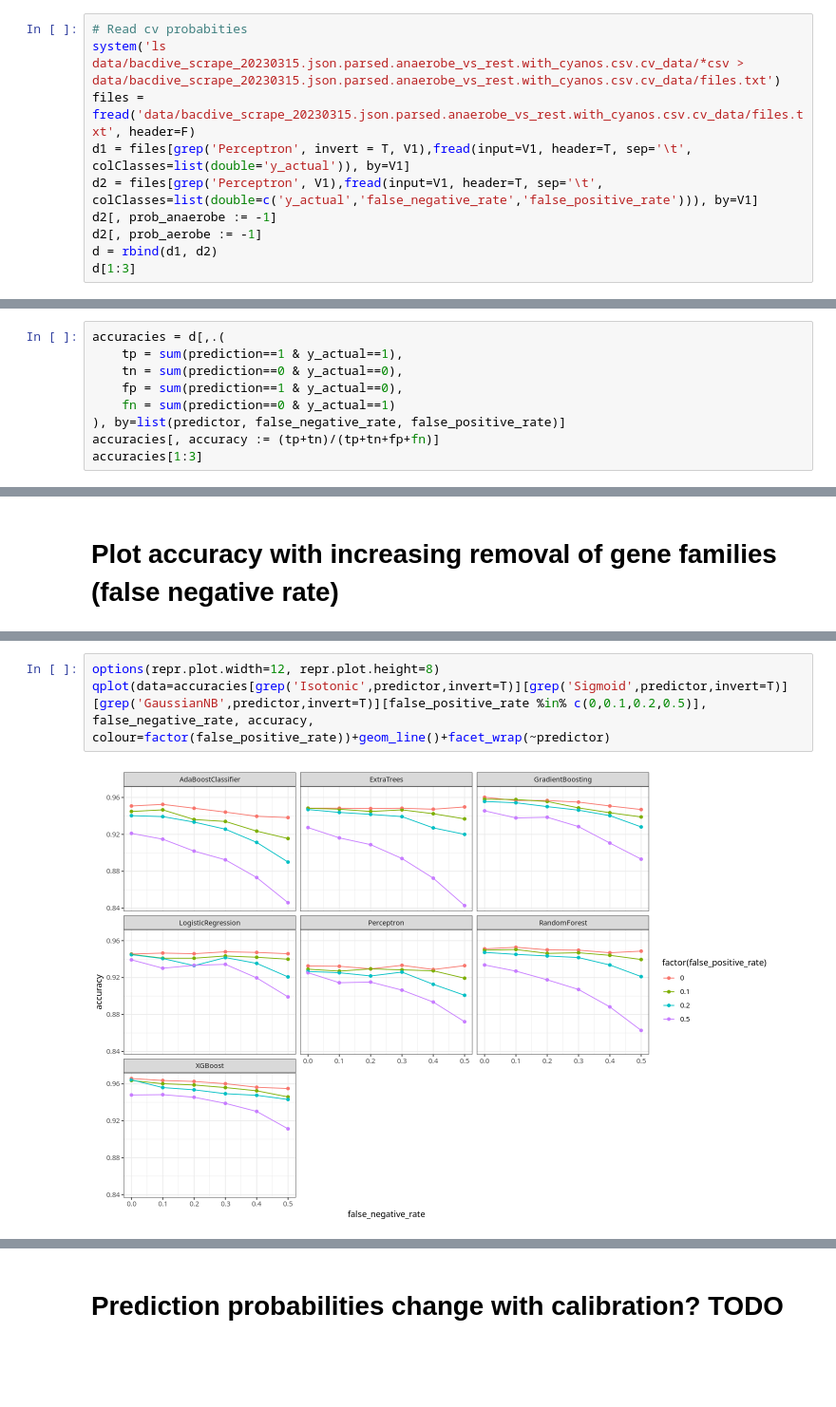
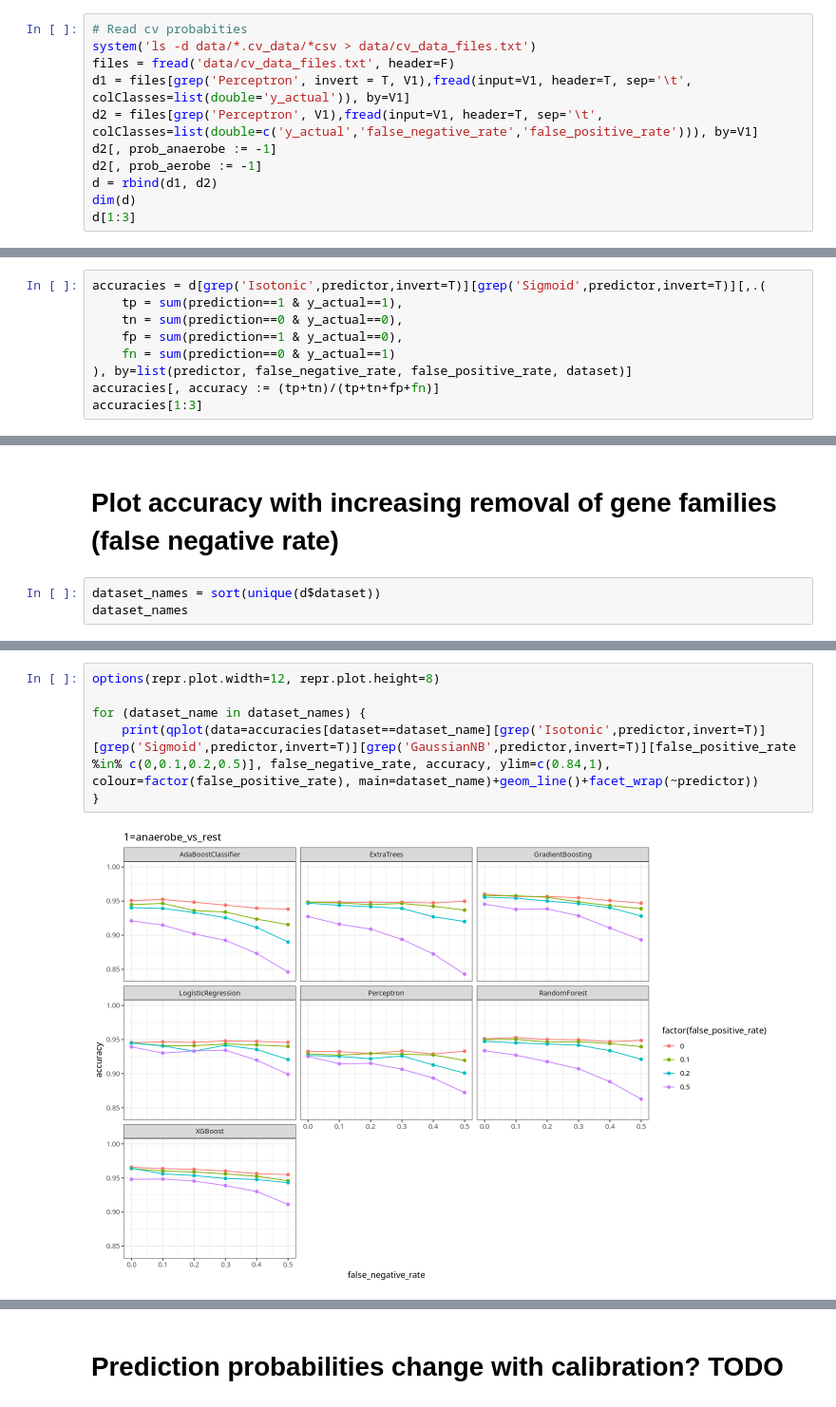
Before and after one commit to wwood/bacterial_dating_aerobic_predictor, a Jupyter notebook: 12_inspect_cross_validation.ipynb, the cells around one changed output, grey strips where cells are left out. Shown: that part at 95% size. Saved outputs shown, nothing was run; the diff lists cells and outputs as text; blank space fills up the shorter version.

Commit message:
First appraisal of prediction accuracies.

```diff
--- a/12_inspect_cross_validation.ipynb
+++ b/12_inspect_cross_validation.ipynb
@@ -6,12 +6,13 @@ theme_set(theme_bw())
 setwd('~/m/bacterial_dating/19_coherent_prediction_workflow')
 # %%
 # Read cv probabities
-system('ls data/bacdive_scrape_20230315.json.parsed.anaerobe_vs_rest.with_cyanos.csv.cv_data/*csv > data/bacdive_scrape_20230315.json.parsed.anaerobe_vs_rest.with_cyanos.csv.cv_data/files.txt')
-files = fread('data/bacdive_scrape_20230315.json.parsed.anaerobe_vs_rest.with_cyanos.csv.cv_data/files.txt', header=F)
+system('ls -d data/*.cv_data/*csv > data/cv_data_files.txt')
+files = fread('data/cv_data_files.txt', header=F)
 d1 = files[grep('Perceptron', invert = T, V1),fread(input=V1, header=T, sep='\t', colClasses=list(double='y_actual')), by=V1]
 d2 = files[grep('Perceptron', V1),fread(input=V1, header=T, sep='\t', colClasses=list(double=c('y_actual','false_negative_rate','false_positive_rate'))), by=V1]
 d2[, prob_anaerobe := -1]
 d2[, prob_aerobe := -1]
 d = rbind(d1, d2)
+dim(d)
 d[1:3]
 # %% [output]
@@ -28,10 +79,10 @@ d[, V1 := NULL]
 # %%
-accuracies = d[,.(
+accuracies = d[grep('Isotonic',predictor,invert=T)][grep('Sigmoid',predictor,invert=T)][,.(
     tp = sum(prediction==1 & y_actual==1),
     tn = sum(prediction==0 & y_actual==0),
     fp = sum(prediction==1 & y_actual==0),
     fn = sum(prediction==0 & y_actual==1)
-), by=list(predictor, false_negative_rate, false_positive_rate)]
+), by=list(predictor, false_negative_rate, false_positive_rate, dataset)]
 accuracies[, accuracy := (tp+tn)/(tp+tn+fp+fn)]
 accuracies[1:3]
 # %% [output]
@@ -44,2 +95,5 @@ A data.table: 3 × 8
 # %% [markdown]
 # Plot accuracy with increasing removal of gene families (false negative rate)
+# %%
+dataset_names = sort(unique(d$dataset))
+dataset_names
@@ -46,5 +104,8 @@ A data.table: 3 × 8
 # %%
 options(repr.plot.width=12, repr.plot.height=8)
-qplot(data=accuracies[grep('Isotonic',predictor,invert=T)][grep('Sigmoid',predictor,invert=T)][grep('GaussianNB',predictor,invert=T)][false_positive_rate %in% c(0,0.1,0.2,0.5)], false_negative_rate, accuracy, colour=factor(false_positive_rate))+geom_line()+facet_wrap(~predictor)
+
+for (dataset_name in dataset_names) {
+    print(qplot(data=accuracies[dataset==dataset_name][grep('Isotonic',predictor,invert=T)][grep('Sigmoid',predictor,invert=T)][grep('GaussianNB',predictor,invert=T)][false_positive_rate %in% c(0,0.1,0.2,0.5)], false_negative_rate, accuracy, ylim=c(0.84,1), colour=factor(false_positive_rate), main=dataset_name)+geom_line()+facet_wrap(~predictor))
+}
 # %% [output]
-[figure, old version]
+[figure, new version]
```
Also changed, not shown: parts of 13 cells of this notebook, 2 other files.
